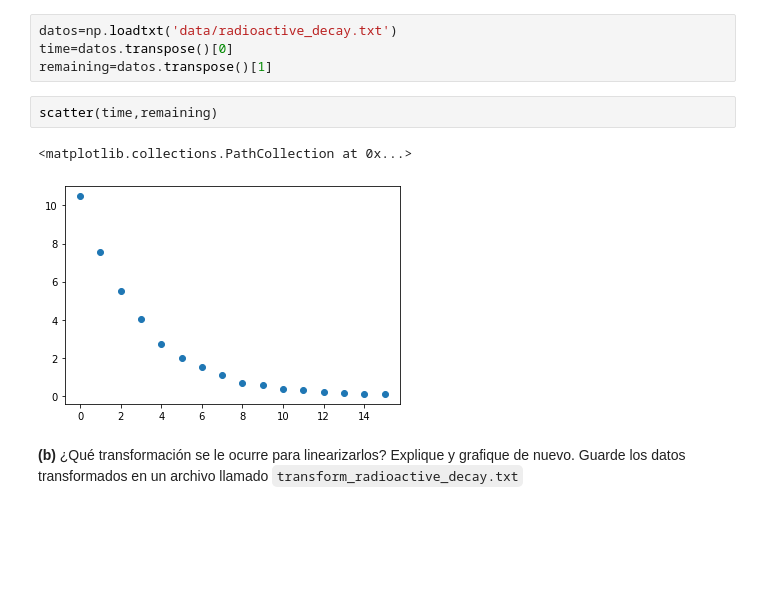
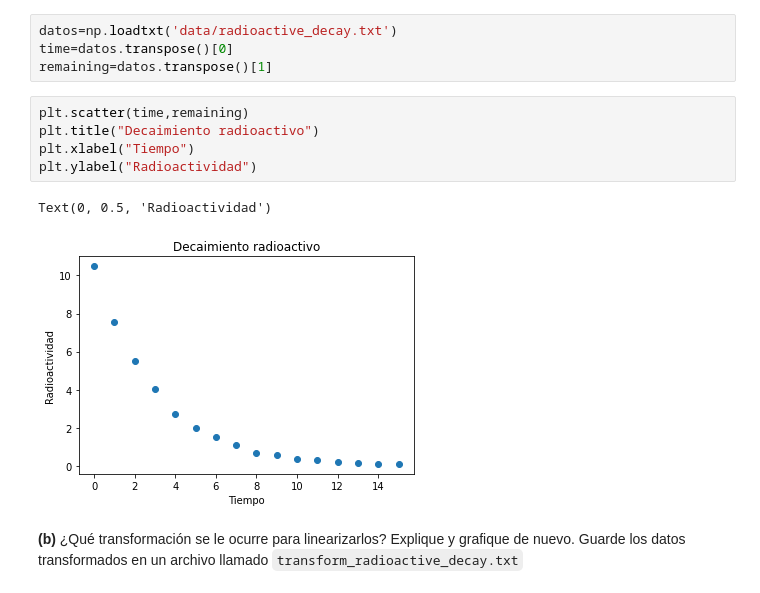
Before and after one commit to Skalas/Matematicas-Computacionales-fall2021, a Jupyter notebook: Juanje82/Tarea_1.ipynb, the cells around one changed output. Cells and saved outputs as stored; diff of their text form; blank space fills up the shorter version.

```diff
--- a/Juanje82/Tarea_1.ipynb
+++ b/Juanje82/Tarea_1.ipynb
@@ -180,10 +278,13 @@ Use el archivo `radioactive_decay.dat`
 datos=np.loadtxt('data/radioactive_decay.txt')
 time=datos.transpose()[0]
 remaining=datos.transpose()[1]
-# %%
-scatter(time,remaining)
-# %% [output]
-<matplotlib.collections.PathCollection at 0x...>
-[figure, removed]
+# %%
+plt.scatter(time,remaining)
+plt.title("Decaimiento radioactivo")
+plt.xlabel("Tiempo")
+plt.ylabel("Radioactividad")
+# %% [output]
+Text(0, 0.5, 'Radioactividad')
+[figure, added]
 # %% [markdown]
 **(b)** ¿Qué transformación se le ocurre para linearizarlos? Explique y grafique de nuevo. Guarde los datos transformados en un archivo llamado `transform_radioactive_decay.txt`
```
Also changed, not shown: parts of 30 cells of this notebook.
